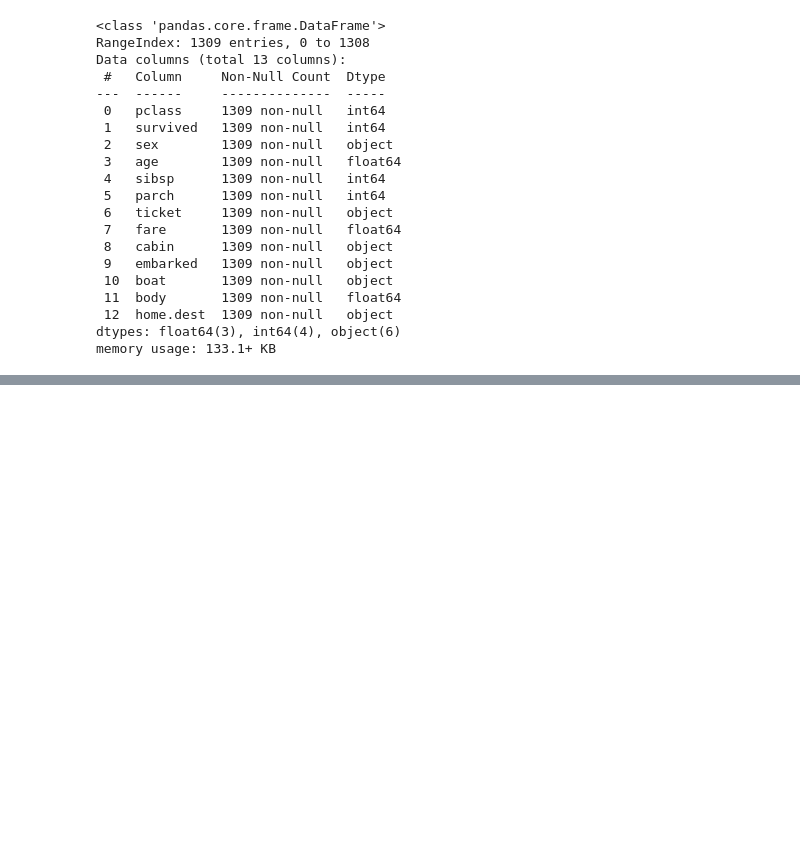
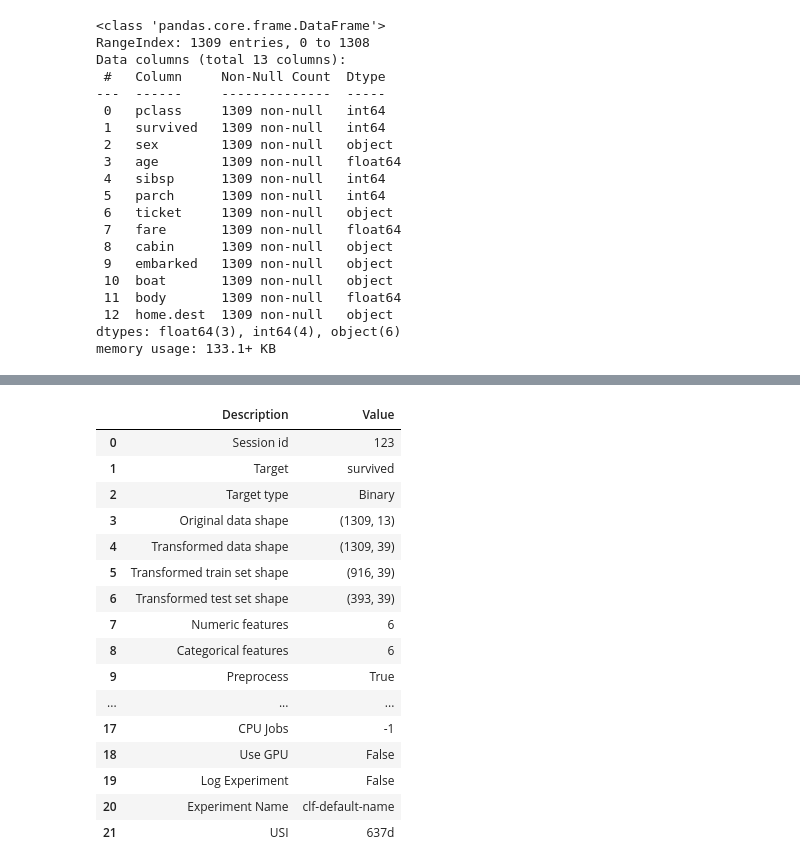
Before and after one commit to vitorvallio/titanic-survival-analysis, a Jupyter notebook: titanic.ipynb, the cells around one changed output, grey strips where cells are left out. Cells and saved outputs as stored; diff of their text form; code cells hidden in the pictures; blank space fills up the shorter version.

```diff
--- a/titanic.ipynb
+++ b/titanic.ipynb
@@ -205,2 +185,33 @@ ModuleNotFoundError: No module named 'pycaret'
 # %%
+s = ClassificationExperiment()
+s.setup(
+    data=df,
+    target="survived",
+    session_id=123,
+    # normalize=True,
+    # normalize_method="zscore",
+    # transformation=True,
+    # transformation_method="yeo-johnson",
+    # feature_selection=True,
+    # feature_selection_threshold=0.05,
+    # remove_multicollinearity=True,
+    # multicollinearity_threshold=0.95,
+)
 # %% [output]
+|  | Description | Value |
+| 0 | Session id | 123 |
+| 1 | Target | survived |
+| 2 | Target type | Binary |
+| 3 | Original data shape | (1309, 13) |
+| 4 | Transformed data shape | (1309, 39) |
+| 5 | Transformed train set shape | (916, 39) |
+| 6 | Transformed test set shape | (393, 39) |
+| 7 | Numeric features | 6 |
+| 8 | Categorical features | 6 |
+| 9 | Preprocess | True |
+| ... | ... | ... |
+| 17 | CPU Jobs | -1 |
+| 18 | Use GPU | False |
+| 19 | Log Experiment | False |
+| 20 | Experiment Name | clf-default-name |
+| 21 | USI | 637d |
```
Also changed, not shown: parts of 4 cells of this notebook, 2 other files.
